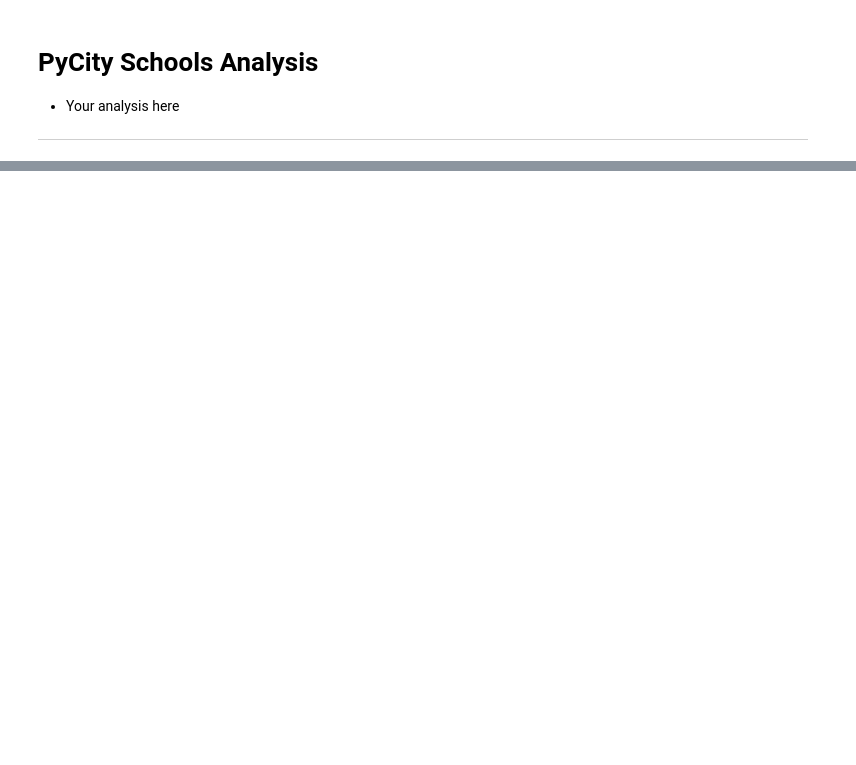
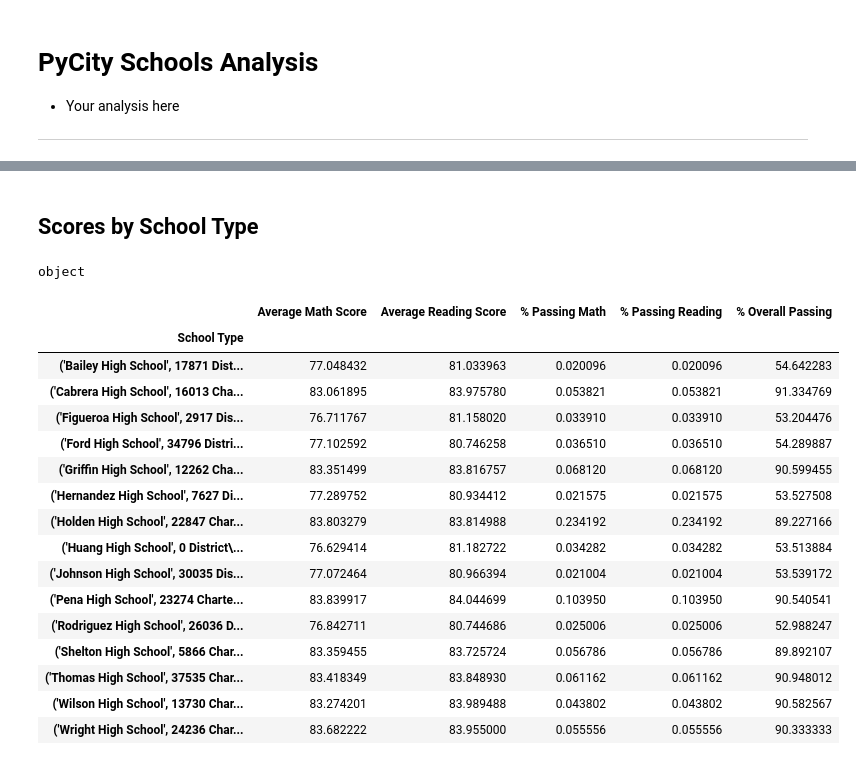
Before and after one commit to mjsdupont/Pandas-Challenge, a Jupyter notebook: PyCitySchools/Pandas-Challenge.ipynb, the cells around one changed output, grey strips where cells are left out. Cells and saved outputs as stored; diff of their text form; code cells hidden in the pictures; blank space fills up the shorter version.

```diff
--- a/PyCitySchools/Pandas-Challenge.ipynb
+++ b/PyCitySchools/Pandas-Challenge.ipynb
@@ -22,0 +440,14 @@ school_data_complete.head()
+# %% [markdown]
+## Scores by School Type
+# %%
+# Group the per_school_summary DataFrame by "School Type" and average the results.
+average_math_score_by_type = per_school_summary.groupby(["School Type"])["Average Math Score"].mean()
+average_reading_score_by_type = per_school_summary.groupby(["School Type"])["Average Reading Score"].mean()
+average_percent_passing_math_by_type = per_school_summary.groupby(["School Type"])["% Passing Math"].mean()
+average_percent_passing_reading_by_type = per_school_summary.groupby(["School Type"])["% Passing Reading"].mean()
+average_percent_overall_passing_by_type = per_school_summary.groupby(["School Type"])["% Overall Passing"].mean()
+# %%
+# Check the data type of the "School Type" column
+print(per_school_summary["School Type"].dtype)
+# %% [output]
+object
@@ -22,0 +457,30 @@ school_data_complete.head()
+# %%
+# Assemble the new data by type into a DataFrame called `type_summary`
+type_summary = pd.DataFrame({
+    "Average Math Score": average_math_score_by_type,
+    "Average Reading Score": average_reading_score_by_type,
+    "% Passing Math": average_percent_passing_math_by_type,
+    "% Passing Reading": average_percent_passing_reading_by_type,
+    "% Overall Passing": average_percent_overall_passing_by_type
+})
+
+# Display results
+type_summary
+# %% [output]
+|  | Average Math Score | Average Reading Score | % Passing Math | % Passing Reading | % Overall Passing |
+| School Type |  |  |  |  |  |
+| ('Bailey High School', 17871 Dist... | 77.048432 | 81.033963 | 0.020096 | 0.020096 | 54.642283 |
+| ('Cabrera High School', 16013 Cha... | 83.061895 | 83.975780 | 0.053821 | 0.053821 | 91.334769 |
+| ('Figueroa High School', 2917 Dis... | 76.711767 | 81.158020 | 0.033910 | 0.033910 | 53.204476 |
+| ('Ford High School', 34796 Distri... | 77.102592 | 80.746258 | 0.036510 | 0.036510 | 54.289887 |
+| ('Griffin High School', 12262 Cha... | 83.351499 | 83.816757 | 0.068120 | 0.068120 | 90.599455 |
+| ('Hernandez High School', 7627 Di... | 77.289752 | 80.934412 | 0.021575 | 0.021575 | 53.527508 |
+| ('Holden High School', 22847 Char... | 83.803279 | 83.814988 | 0.234192 | 0.234192 | 89.227166 |
+| ('Huang High School', 0 District\... | 76.629414 | 81.182722 | 0.034282 | 0.034282 | 53.513884 |
+| ('Johnson High School', 30035 Dis... | 77.072464 | 80.966394 | 0.021004 | 0.021004 | 53.539172 |
+| ('Pena High School', 23274 Charte... | 83.839917 | 84.044699 | 0.103950 | 0.103950 | 90.540541 |
+| ('Rodriguez High School', 26036 D... | 76.842711 | 80.744686 | 0.025006 | 0.025006 | 52.988247 |
+| ('Shelton High School', 5866 Char... | 83.359455 | 83.725724 | 0.056786 | 0.056786 | 89.892107 |
+| ('Thomas High School', 37535 Char... | 83.418349 | 83.848930 | 0.061162 | 0.061162 | 90.948012 |
+| ('Wilson High School', 13730 Char... | 83.274201 | 83.989488 | 0.043802 | 0.043802 | 90.582567 |
+| ('Wright High School', 24236 Char... | 83.682222 | 83.955000 | 0.055556 | 0.055556 | 90.333333 |
```
Also changed, not shown: parts of 44 cells of this notebook.
